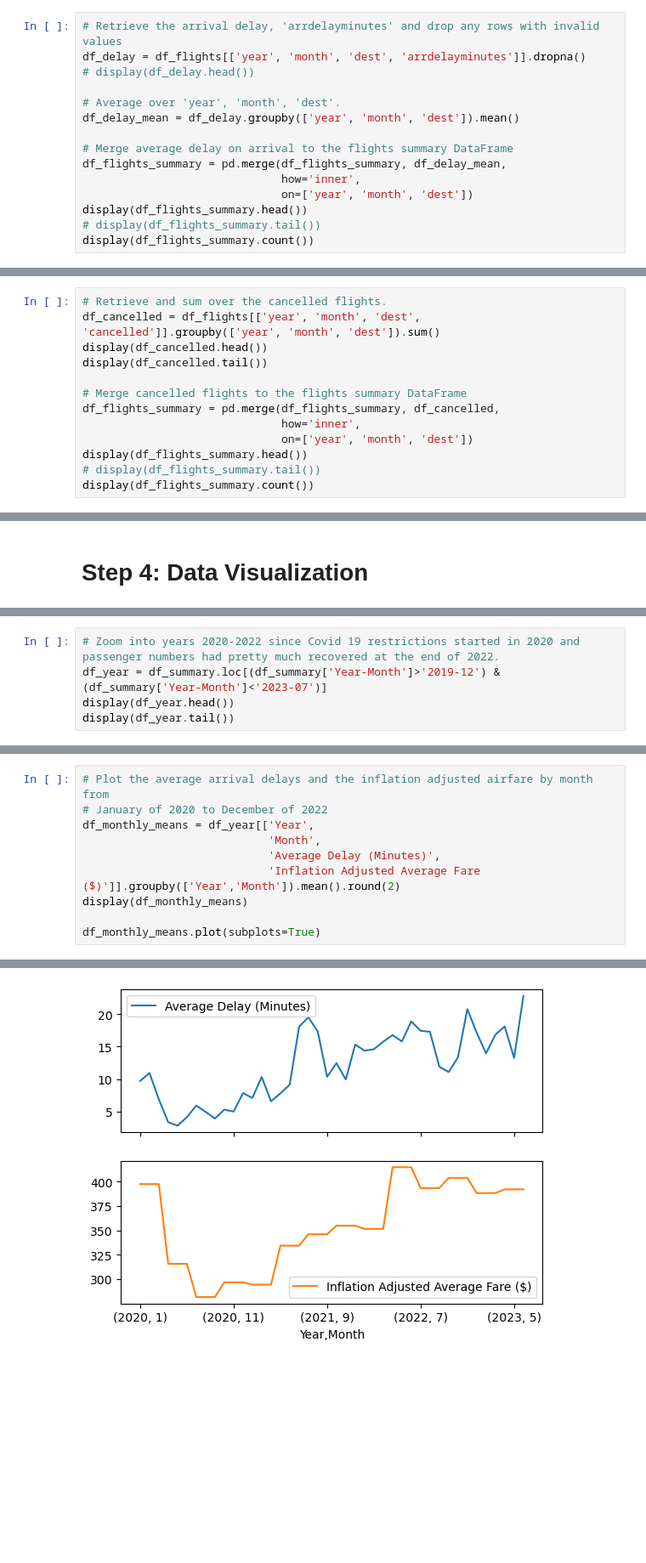
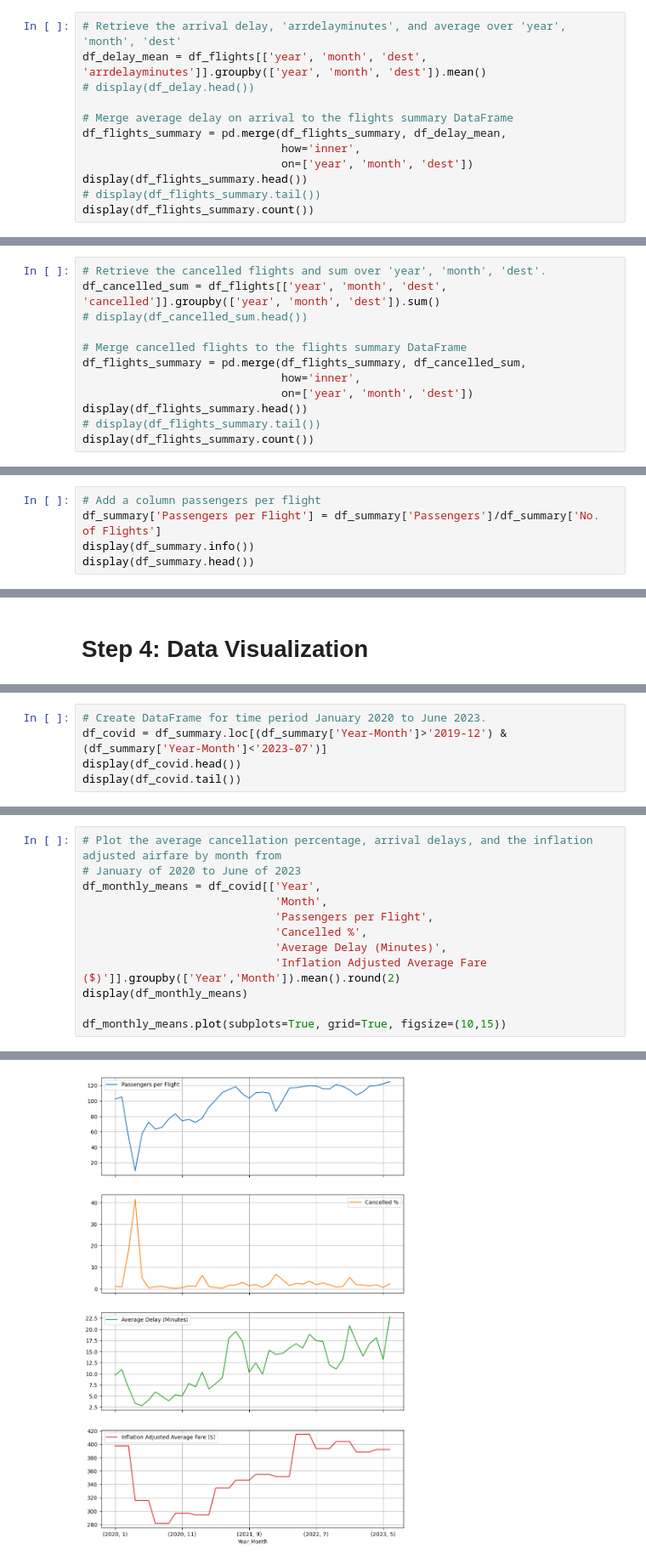
Before and after one commit to silas-ph/Group_6_EDA, a Jupyter notebook: p1_flight_data_analysis.ipynb, the cells around one changed output, grey strips where cells are left out. Shown at 85% size. Drawn from its saved outputs; the diff is of its cells as text; blank space fills up the shorter version.

```diff
--- a/p1_flight_data_analysis.ipynb
+++ b/p1_flight_data_analysis.ipynb
@@ -612,12 +518,9 @@ dtype: int64
 # %% [markdown]
 ## 3.1. Calculate the Average Arrival Delay by Year, Month and Airport
 # %%
-# Retrieve the arrival delay, 'arrdelayminutes' and drop any rows with invalid values
-df_delay = df_flights[['year', 'month', 'dest', 'arrdelayminutes']].dropna()
+# Retrieve the arrival delay, 'arrdelayminutes', and average over 'year', 'month', 'dest'
+df_delay_mean = df_flights[['year', 'month', 'dest', 'arrdelayminutes']].groupby(['year', 'month', 'dest']).mean()
 # display(df_delay.head())
-
-# Average over 'year', 'month', 'dest'.
-df_delay_mean = df_delay.groupby(['year', 'month', 'dest']).mean()
 
 # Merge average delay on arrival to the flights summary DataFrame
 df_flights_summary = pd.merge(df_flights_summary, df_delay_mean,
@@ -643,13 +546,12 @@ To calculate the cancellations we sum over the 'cancelled' column of the 'df_fli
 since, according to the data dictionary, it has a value of 1 when a flight is cancelled and a value
 of 0 if it is not cancelled.
 # %%
-# Retrieve and sum over the cancelled flights.
-df_cancelled = df_flights[['year', 'month', 'dest', 'cancelled']].groupby(['year', 'month', 'dest']).sum()
-display(df_cancelled.head())
-display(df_cancelled.tail())
+# Retrieve the cancelled flights and sum over 'year', 'month', 'dest'.
+df_cancelled_sum = df_flights[['year', 'month', 'dest', 'cancelled']].groupby(['year', 'month', 'dest']).sum()
+# display(df_cancelled_sum.head())
 
 # Merge cancelled flights to the flights summary DataFrame
-df_flights_summary = pd.merge(df_flights_summary, df_cancelled,
+df_flights_summary = pd.merge(df_flights_summary, df_cancelled_sum,
                               how='inner',
                               on=['year', 'month', 'dest'])
 display(df_flights_summary.head())
@@ -992,3 +890,8 @@ None
 | 2 | 2018 | 1 | 1 | 2018-01 | BNA | Nashville | TN | 5789 | 483139 | ... |
 | 3 | 2018 | 1 | 1 | 2018-01 | BOS | Boston | MA | 11306 | 1027783 | ... |
 | 4 | 2018 | 1 | 1 | 2018-01 | BWI | Baltimore | MD | 8560 | 882892 | ... |
+# %%
+# Add a column passengers per flight
+df_summary['Passengers per Flight'] = df_summary['Passengers']/df_summary['No. of Flights']
+display(df_summary.info())
+display(df_summary.head())
@@ -1003,8 +935,8 @@ df_summary[['Year', 'Passengers']].groupby(['Year']).sum().plot()
 # %%
-# Zoom into years 2020-2022 since Covid 19 restrictions started in 2020 and passenger numbers had pretty much recovered at the end of 2022.
-df_year = df_summary.loc[(df_summary['Year-Month']>'2019-12') & (df_summary['Year-Month']<'2023-07')]
-display(df_year.head())
-display(df_year.tail())
+# Create DataFrame for time period January 2020 to June 2023.
+df_covid = df_summary.loc[(df_summary['Year-Month']>'2019-12') & (df_summary['Year-Month']<'2023-07')]
+display(df_covid.head())
+display(df_covid.tail())
 # %% [output]
 |  | Year | Quarter | Month | Year-Month | Airport | City | State | No. of Flights | Passengers | ... |
 | 720 | 2020 | 1 | 1 | 2020-01 | ATL | Atlanta | GA | 32197 | 3530955 | ... |
@@ -1053,11 +986,13 @@ array([<Axes: xlabel='Year,Month'>, <Axes: xlabel='Year,Month'>],
 # %%
-# Plot the average arrival delays and the inflation adjusted airfare by month from
-# January of 2020 to December of 2022
-df_monthly_means = df_year[['Year',
-                            'Month',
-                            'Average Delay (Minutes)',
-                            'Inflation Adjusted Average Fare ($)']].groupby(['Year','Month']).mean().round(2)
+# Plot the average cancellation percentage, arrival delays, and the inflation adjusted airfare by month from
+# January of 2020 to June of 2023
+df_monthly_means = df_covid[['Year',
+                             'Month',
+                             'Passengers per Flight',
+                             'Cancelled %',
+                             'Average Delay (Minutes)',
+                             'Inflation Adjusted Average Fare ($)']].groupby(['Year','Month']).mean().round(2)
 display(df_monthly_means)
 
-df_monthly_means.plot(subplots=True)
+df_monthly_means.plot(subplots=True, grid=True, figsize=(10,15))
 # %% [output]
@@ -1083,2 +1019,2 @@ array([<Axes: xlabel='Year,Month'>, <Axes: xlabel='Year,Month'>],
       dtype=object)
-[figure, old version]
+[figure, new version]
```
Also changed, not shown: parts of 47 cells of this notebook.
